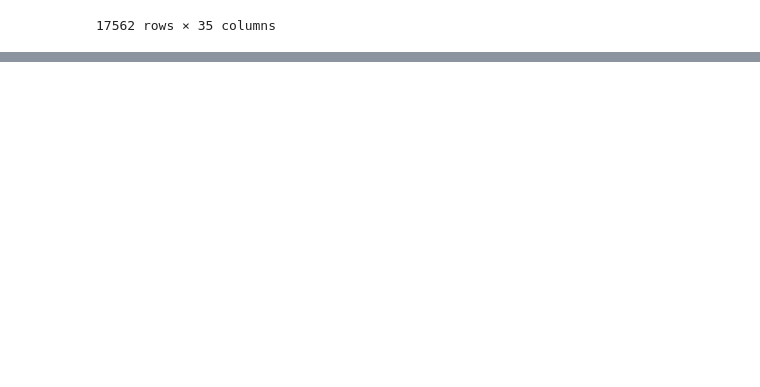
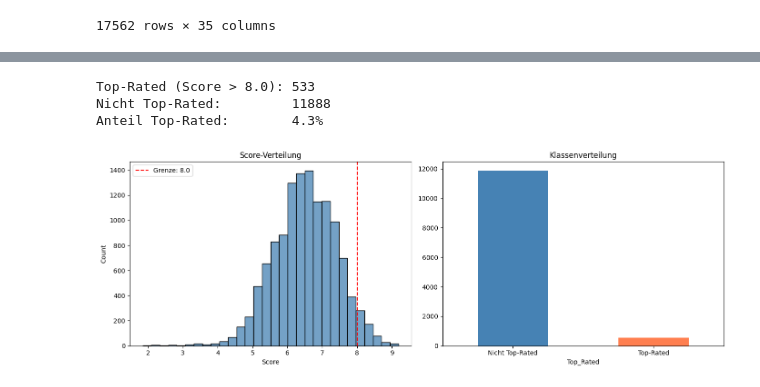
Before and after one commit to Johnny-my-boi/Portfolio_Projekt, a Jupyter notebook: notebooks/01_eda.ipynb, the cells around one changed output, grey strips where cells are left out. Saved outputs shown, nothing was run; the diff lists cells and outputs as text; code cells hidden in the pictures; blank space fills up the shorter version.

```diff
--- a/notebooks/01_eda.ipynb
+++ b/notebooks/01_eda.ipynb
@@ -161,3 +173,18 @@ df
 | 17560 | 48491 | Yama no Susume: Next Summit | NaN | Adventure, Slice of Life, Comedy | NaN | ヤマノススメ Next Summit | TV | NaN | NaN | ... |
 | 17561 | 48492 | Scarlet Nexus | NaN | Action, Fantasy | NaN | SCARLET NEXUS | TV | NaN | Jul, 2021 to ? | ... |
 17562 rows × 35 columns
+# %%
+# Score und andere numerische Spalten zu Zahlen konvertieren
+df['Score'] = pd.to_numeric(df['Score'], errors='coerce')
+df['Episodes'] = pd.to_numeric(df['Episodes'], errors='coerce')
+df['Ranked'] = pd.to_numeric(df['Ranked'], errors='coerce')
+
+# Score-Verteilungs-Spalten auch
+score_cols = [f'Score-{i}' for i in range(1, 11)]
+for col in score_cols:
+    df[col] = pd.to_numeric(df[col], errors='coerce')
+
+print(f"Anime mit Score: {df['Score'].notna().sum()}")
+print(f"Anime ohne Score: {df['Score'].isna().sum()}")
+print(f"\nScore-Statistik:")
+print(df['Score'].describe())
@@ -163,0 +205,35 @@ df
+# %%
+import matplotlib.pyplot as plt
+import seaborn as sns
+
+# Nur Anime mit Score behalten
+df_scored = df[df['Score'].notna()].copy()
+
+# Zielvariable: Top-Rated = Score > 8.0
+df_scored['Top_Rated'] = (df_scored['Score'] > 8.0).astype(int)
+
+print(f"Top-Rated (Score > 8.0): {df_scored['Top_Rated'].sum()}")
+print(f"Nicht Top-Rated:         {(df_scored['Top_Rated'] == 0).sum()}")
+print(f"Anteil Top-Rated:        {df_scored['Top_Rated'].mean():.1%}")
+# %% [output]
+Top-Rated (Score > 8.0): 533
+Nicht Top-Rated:         11888
+Anteil Top-Rated:        4.3%
+# %%
+fig, axes = plt.subplots(1, 2, figsize=(14, 5))
+
+# Score-Verteilung
+sns.histplot(df_scored['Score'], bins=30, ax=axes[0], color='steelblue')
+axes[0].axvline(x=8.0, color='red', linestyle='--', label='Grenze: 8.0')
+axes[0].set_title('Score-Verteilung')
+axes[0].legend()
+
+# Klassen-Verteilung
+df_scored['Top_Rated'].value_counts().plot(kind='bar', ax=axes[1], color=['steelblue', 'coral'])
+axes[1].set_xticklabels(['Nicht Top-Rated', 'Top-Rated'], rotation=0)
+axes[1].set_title('Klassenverteilung')
+
+plt.tight_layout()
+plt.show()
+# %% [output]
+[figure, added]
```
Also changed, not shown: parts of 11 cells of this notebook.
